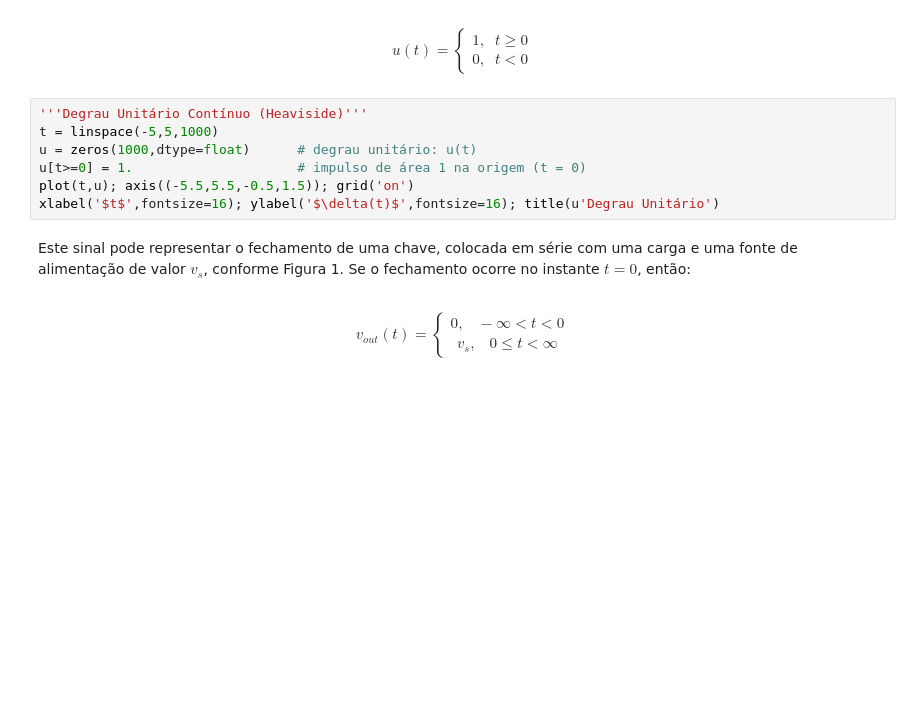
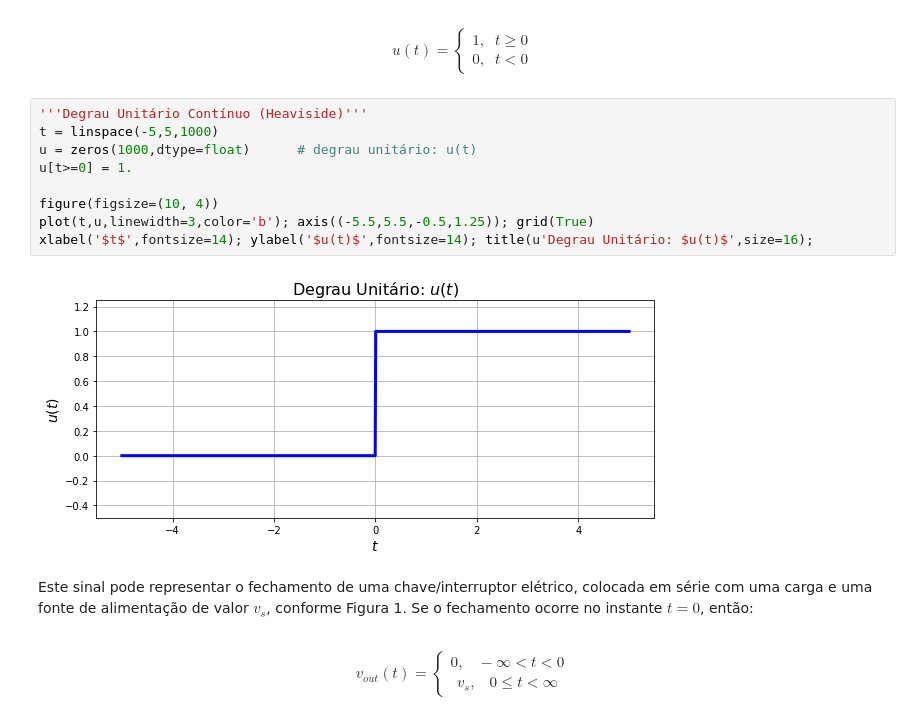
Before and after one commit to kaw19/linear_systems, a Jupyter notebook: 01 sinais/SL_Lab_01_Sinais_Elementares.ipynb, the cells around one changed output. Drawn from its saved outputs; the diff is of its cells as text; blank space fills up the shorter version.

```diff
--- a/01 sinais/SL_Lab_01_Sinais_Elementares.ipynb
+++ b/01 sinais/SL_Lab_01_Sinais_Elementares.ipynb
@@ -43,12 +48,16 @@ $$u(t)=\left\{\begin{matrix}
 # %%
 '''Degrau Unitário Contínuo (Heaviside)'''
 t = linspace(-5,5,1000)
 u = zeros(1000,dtype=float)      # degrau unitário: u(t)
-u[t>=0] = 1.                     # impulso de área 1 na origem (t = 0)
-plot(t,u); axis((-5.5,5.5,-0.5,1.5)); grid('on')
-xlabel('$t$',fontsize=16); ylabel('$\delta(t)$',fontsize=16); title(u'Degrau Unitário')
+u[t>=0] = 1.
+
+figure(figsize=(10, 4))
+plot(t,u,linewidth=3,color='b'); axis((-5.5,5.5,-0.5,1.25)); grid(True)
+xlabel('$t$',fontsize=14); ylabel('$u(t)$',fontsize=14); title(u'Degrau Unitário: $u(t)$',size=16);
+# %% [output]
+[figure, added]
 # %% [markdown]
-Este sinal pode representar o fechamento de uma chave, colocada em série com uma carga e uma fonte de alimentação de valor  $v_s$, conforme Figura 1. Se o fechamento ocorre no instante $t=0$, então:
+Este sinal pode representar o fechamento de uma chave/interruptor elétrico, colocada em série com uma carga e uma fonte de alimentação de valor  $v_s$, conforme Figura 1. Se o fechamento ocorre no instante $t=0$, então:
 # %% [markdown]
 $$v_{out}(t)=\left\{\begin{matrix}
 0,\;\;\;-\infty\lt t\lt0\\
```
Also changed, not shown: parts of 17 cells of this notebook.
